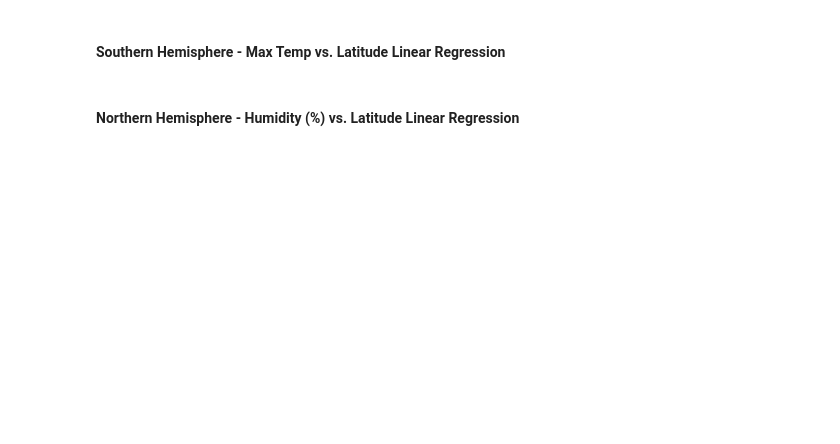
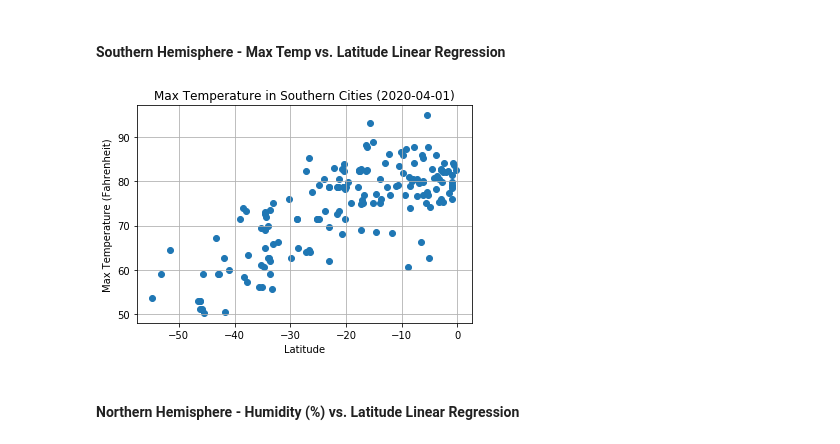
Before and after one commit to DigBaseball/python-api-challenge, a Jupyter notebook: WeatherPy/WeatherPy.ipynb, the cells around one changed output. Cells and saved outputs as stored; diff of their text form; code cells hidden in the pictures; blank space fills up the shorter version.

```diff
--- a/WeatherPy/WeatherPy.ipynb
+++ b/WeatherPy/WeatherPy.ipynb
@@ -267,4 +286,21 @@ plt.show()
 # %% [markdown]
 ####  Southern Hemisphere - Max Temp vs. Latitude Linear Regression
+# %%
+# Build a scatter plot for each data type
+plt.scatter(southern_df.Lat, southern_df["Max Temp"], marker="o")
+
+# Incorporate the other graph properties
+plt.title("Max Temperature in Southern Cities (" + time_label + ")")
+plt.ylabel("Max Temperature (Fahrenheit)")
+plt.xlabel("Latitude")
+plt.grid(True)
+
+# Save the figure
+plt.savefig("Output/TemperatureInSouthernCities.png")
+
+# Show plot
+plt.show()
+# %% [output]
+[figure, added]
 # %% [markdown]
 ####  Northern Hemisphere - Humidity (%) vs. Latitude Linear Regression
```
Also changed, not shown: parts of 16 cells of this notebook.
